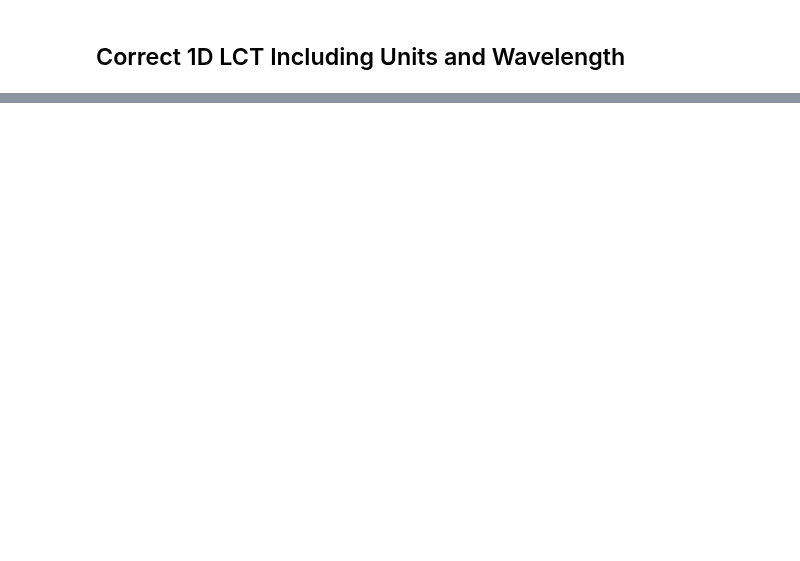
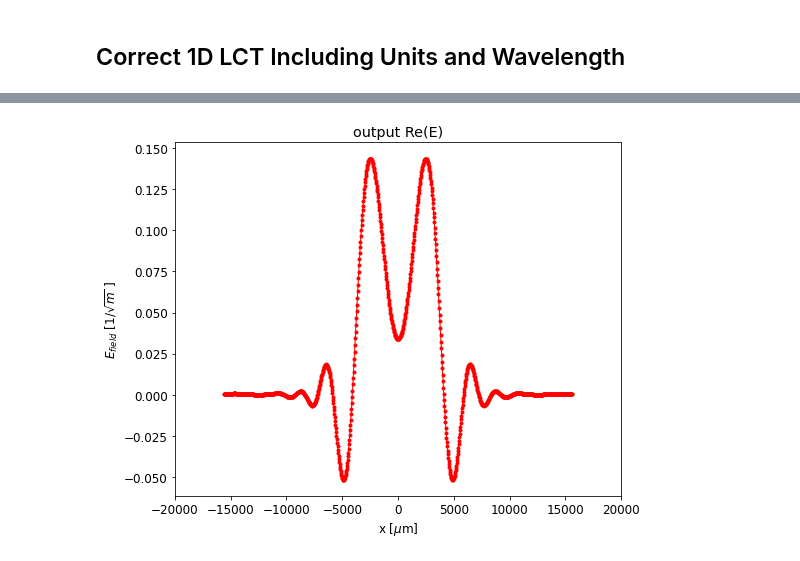
Before and after one commit to radiasoft/rslight, a Jupyter notebook: LCT/LCT_1d_units_wavelength01.ipynb, the cells around one changed output, grey strips where cells are left out. Saved outputs shown, nothing was run; the diff lists cells and outputs as text; code cells hidden in the pictures; blank space fills up the shorter version.

```diff
--- a/LCT/LCT_1d_units_wavelength01.ipynb
+++ b/LCT/LCT_1d_units_wavelength01.ipynb
@@ -56,0 +86,3 @@ fig.show()
+# %%
+dX = xvals_gsn_init[1] - xvals_gsn_init[0]             # horizontal spacing of input signal [m]
+# xv = lct_abscissae(nx_init, dX, ishift = False)      # x values array of input signal
@@ -56,0 +135,13 @@ fig.show()
+# %%
+# plot output Re(E)
+fig = plt.figure(figsize=(8,6.5))
+ax = fig.gca()
+ax.plot(xvals_out*1e6, np.real(sig_arr_out),'r.-', lw = 1)
+ax.set_xlim(-2e4, 2e4)
+# ax.set_ylim(-1e4, 1e4)
+ax.set_xlabel(r'x [$\mu$m]')
+ax.set_ylabel(r'$E_{field}$ [$1/\sqrt{m}$ ]')
+ax.set_title(r'output Re(E)')
+fig.show()
+# %% [output]
+[figure, added]
```
Also changed, not shown: parts of 13 cells of this notebook.
